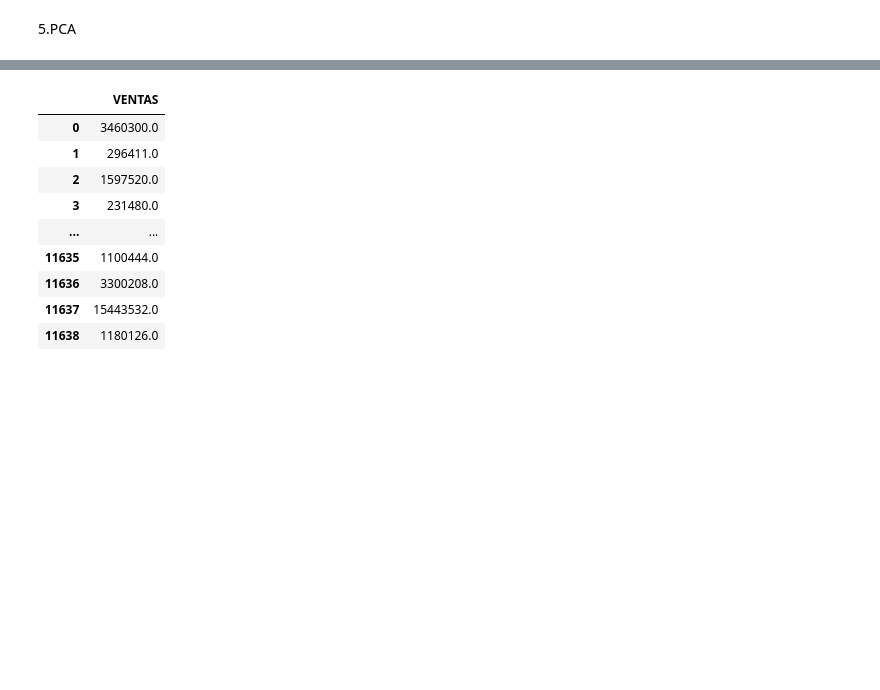
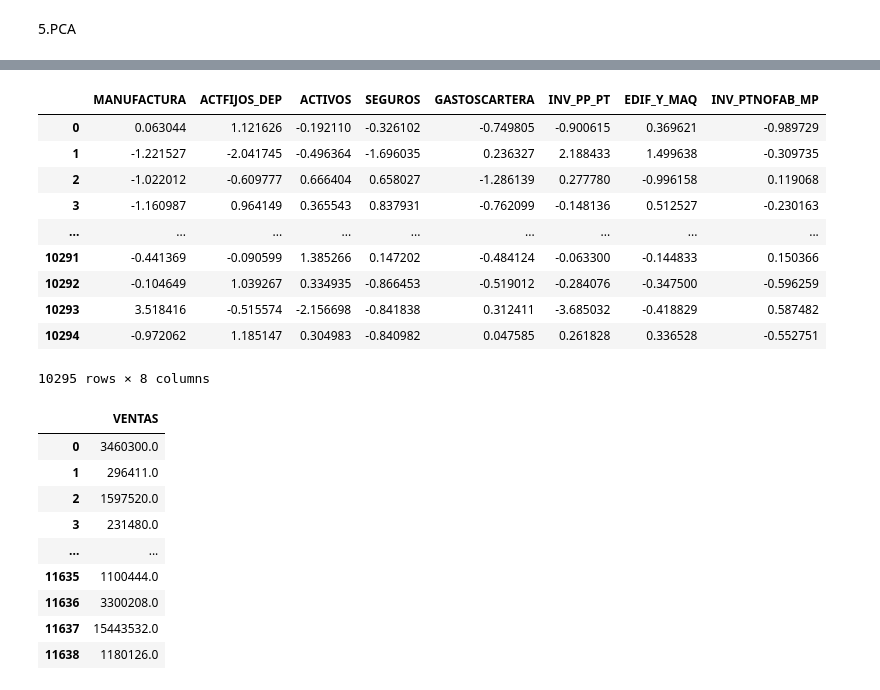
Before and after one commit to KatherinAcosta/Proyecto2018, a Jupyter notebook: 4.1.2 PCA Recursos Tangibles.ipynb, the cells around one changed output, grey strips where cells are left out. Saved outputs shown, nothing was run; the diff lists cells and outputs as text; code cells hidden in the pictures; blank space fills up the shorter version.

```diff
--- a/4.1.2 PCA Recursos Tangibles.ipynb
+++ b/4.1.2 PCA Recursos Tangibles.ipynb
@@ -271,3 +262,18 @@ PCArecursos.head(10295)
+# %%
+PCArecursos = pd.DataFrame(data = Y_1, columns = ['MANUFACTURA','ACTFIJOS_DEP','ACTIVOS','SEGUROS','GASTOSCARTERA','INV_PP_PT','EDIF_Y_MAQ','INV_PTNOFAB_MP'])
+PCArecursos.head(10295)
+# %% [output]
+|  | MANUFACTURA | ACTFIJOS_DEP | ACTIVOS | SEGUROS | GASTOSCARTERA | INV_PP_PT | EDIF_Y_MAQ | INV_PTNOFAB_MP |
+| 0 | 0.063044 | 1.121626 | -0.192110 | -0.326102 | -0.749805 | -0.900615 | 0.369621 | -0.989729 |
+| 1 | -1.221527 | -2.041745 | -0.496364 | -1.696035 | 0.236327 | 2.188433 | 1.499638 | -0.309735 |
+| 2 | -1.022012 | -0.609777 | 0.666404 | 0.658027 | -1.286139 | 0.277780 | -0.996158 | 0.119068 |
+| 3 | -1.160987 | 0.964149 | 0.365543 | 0.837931 | -0.762099 | -0.148136 | 0.512527 | -0.230163 |
+| ... | ... | ... | ... | ... | ... | ... | ... | ... |
+| 10291 | -0.441369 | -0.090599 | 1.385266 | 0.147202 | -0.484124 | -0.063300 | -0.144833 | 0.150366 |
+| 10292 | -0.104649 | 1.039267 | 0.334935 | -0.866453 | -0.519012 | -0.284076 | -0.347500 | -0.596259 |
+| 10293 | 3.518416 | -0.515574 | -2.156698 | -0.841838 | 0.312411 | -3.685032 | -0.418829 | 0.587482 |
+| 10294 | -0.972062 | 1.185147 | 0.304983 | -0.840982 | 0.047585 | 0.261828 | 0.336528 | -0.552751 |
+10295 rows × 8 columns
 # %%
 ventas=total[['VENTAS']].head(10295)
 ventas
```
Also changed, not shown: parts of 4 cells of this notebook.
